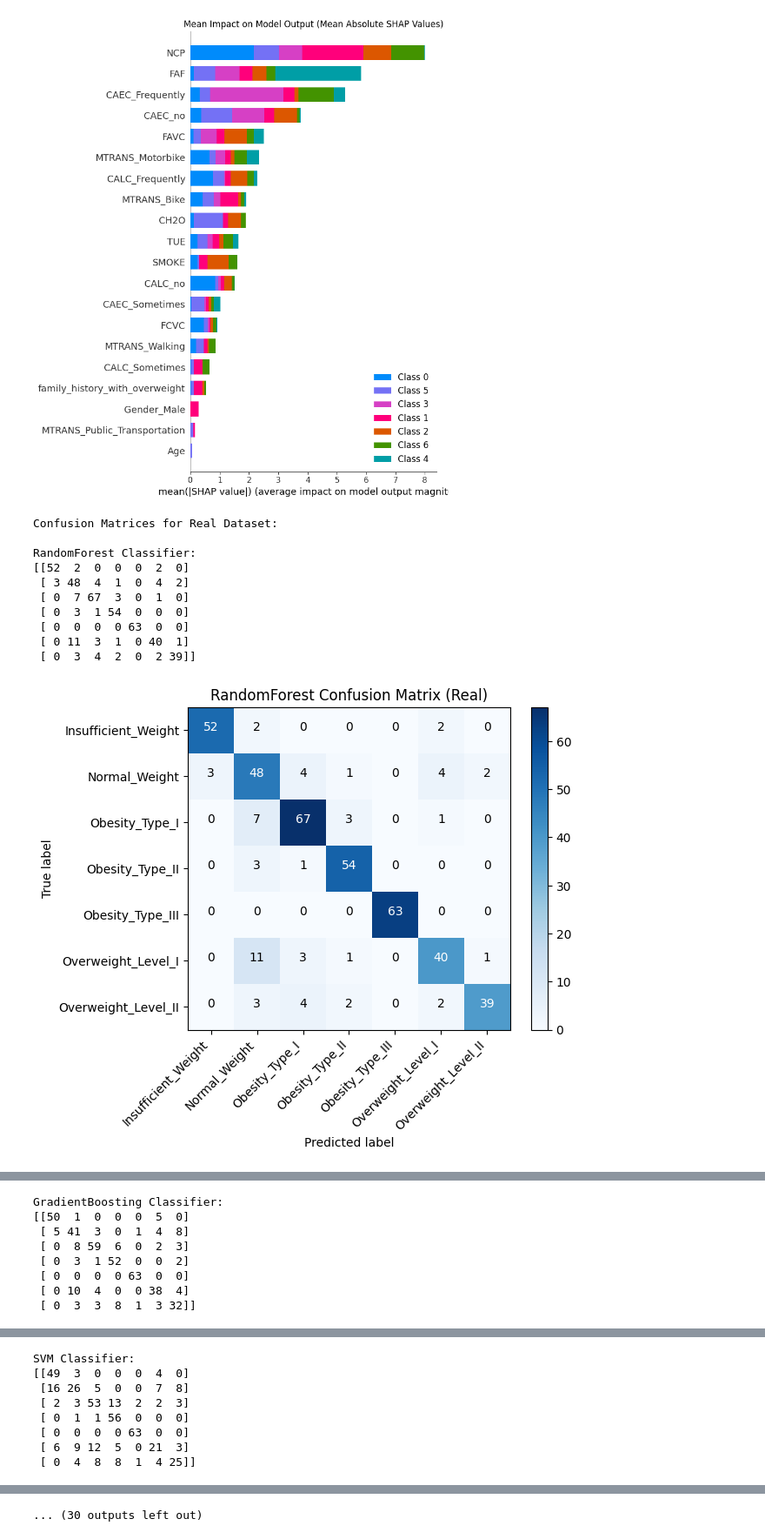
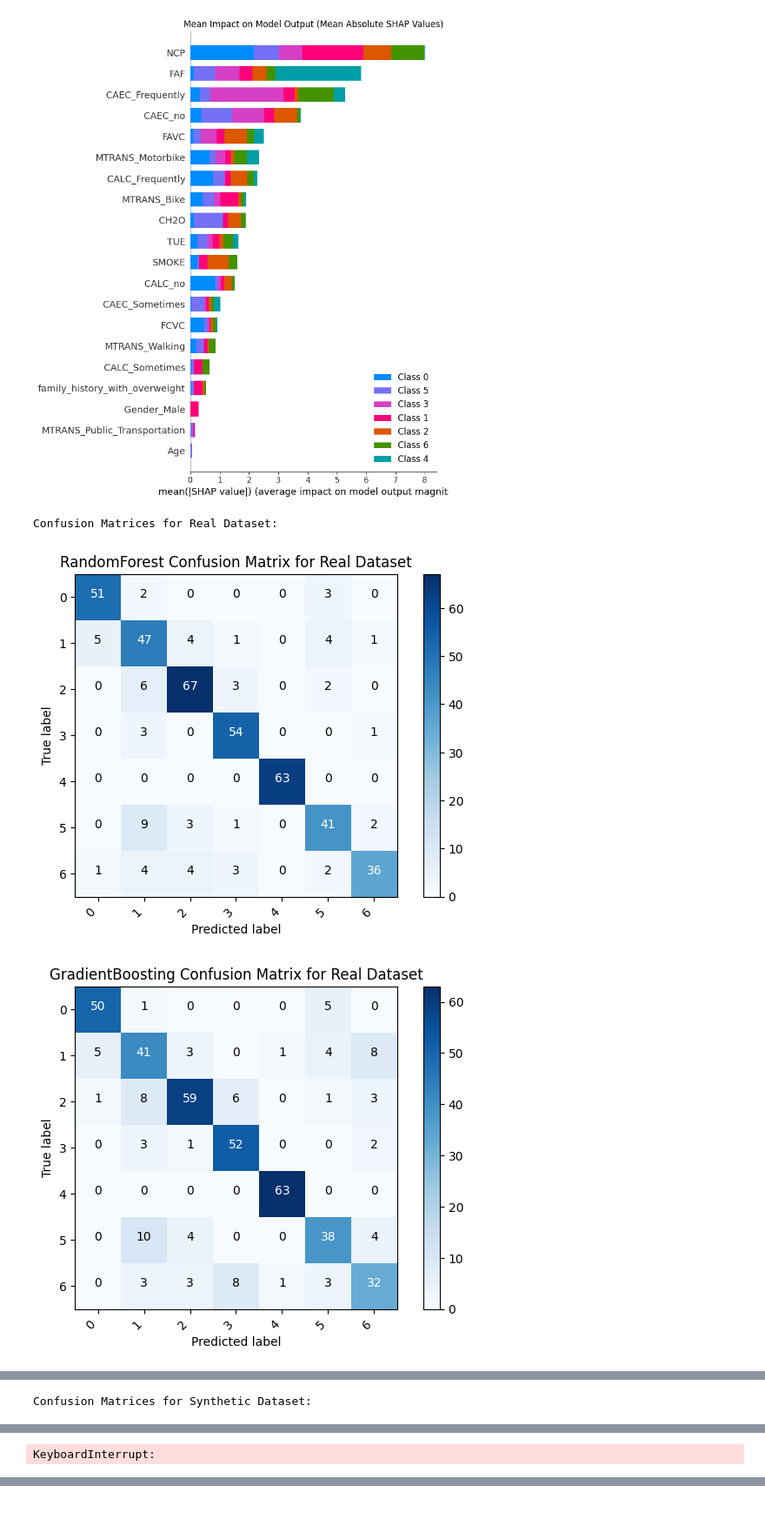
Before and after one commit to EmreYY20/data-mining-project, a Jupyter notebook: deepnote/Multi_Class_Obesity_Risk_Prediction/01 Classifier Eval.ipynb, the cells around one changed output, grey strips where cells are left out. Shown at 87% size. Cells and saved outputs as stored; diff of their text form; code cells hidden in the pictures; blank space fills up the shorter version.

```diff
--- a/deepnote/Multi_Class_Obesity_Risk_Prediction/01 Classifier Eval.ipynb
+++ b/deepnote/Multi_Class_Obesity_Risk_Prediction/01 Classifier Eval.ipynb
@@ -412,59 +409,41 @@ def plot_confusion_matrix(conf_matrix, classes, title, subtitle=None, cmap=plt.c
 from sklearn.ensemble import RandomForestClassifier, GradientBoostingClassifier
 from sklearn.svm import SVC
 from sklearn.tree import DecisionTreeClassifier
 from sklearn.naive_bayes import GaussianNB
 from sklearn.neighbors import KNeighborsClassifier
 from sklearn.metrics import confusion_matrix
 from sklearn.preprocessing import LabelEncoder  # Add LabelEncoder
 
 classifiers = {
     'RandomForest': RandomForestClassifier(n_jobs=-1, random_state=42),
     'GradientBoosting': GradientBoostingClassifier(random_state=42),
     'SVM': SVC(random_state=42),
     'DecisionTree': DecisionTreeClassifier(random_state=42),
     'NaiveBayes': GaussianNB(),
     'KNN': KNeighborsClassifier(n_jobs=-1)
 }
 
-# Initialize LabelEncoder
-le = LabelEncoder()
-
 # For each dataset
 for dataset_name in DATASETS.keys():
     print(f"\nConfusion Matrices for {dataset_name.capitalize()} Dataset:")
 
     # Get the data for this dataset
     X_train = DATASETS[dataset_name]['X']['train']
     y_train = DATASETS[dataset_name]['y']['train']
     X_test = DATASETS[dataset_name]['X']['test']
     y_test = DATASETS[dataset_name]['y']['test']
 
-    # Ensure we use the same column order for prediction
-    common_columns = list(set(X_train.columns) & set(X_test.columns))
-    X_test_filtered = X_test[common_columns]
+    # Encode the labels
+    y_train = le.fit_transform(y_train)
+    y_test = le.transform(y_test)
 
-    # Fit and transform the labels
-    le.fit(y_train.values.ravel())
-    y_test_encoded = le.transform(y_test.values.ravel())
-
-    for name, data in RESULTS[dataset_name].items():
-        clf = data['fitted_model']
-        y_pred_encoded = clf.predict(X_test_filtered)
-        # Transform predictions back to original labels
-        y_pred = le.inverse_transform(y_pred_encoded)
-        print(f"\n{name} Classifier:")
-        conf_matrix = confusion_matrix(y_test_encoded, y_pred_encoded)
-        print(conf_matrix)
-        plot_confusion_matrix(conf_matrix, classes=le.classes_, title=f"{name} Confusion Matrix ({dataset_name.capitalize()})")
+    # Fit and evaluate each classifier
+    for clf_name, clf in classifiers.items():
+        clf.fit(X_train, y_train)
+        y_pred = clf.predict(X_test)
+        conf_matrix = confusion_matrix(y_test, y_pred)
+        plot_confusion_matrix(conf_matrix, le.inverse_transform(le.classes_), f"{clf_name} Confusion Matrix for {dataset_name.capitalize()} Dataset")
 # %% [output]
 Confusion Matrices for Real Dataset:
-
-RandomForest Classifier:
-[[52  2  0  0  0  2  0]
- [ 3 48  4  1  0  4  2]
- [ 0  7 67  3  0  1  0]
- [ 0  3  1 54  0  0  0]
- [ 0  0  0  0 63  0  0]
- [ 0 11  3  1  0 40  1]
- [ 0  3  4  2  0  2 39]]
-[figure, old version]
+[figure, new version]
+[figure, new version]
@@ -471,8 +454 @@ RandomForest Classifier:
-GradientBoosting Classifier:
-[[50  1  0  0  0  5  0]
- [ 5 41  3  0  1  4  8]
- [ 0  8 59  6  0  2  3]
- [ 0  3  1 52  0  0  2]
- [ 0  0  0  0 63  0  0]
- [ 0 10  4  0  0 38  4]
- [ 0  3  3  8  1  3 32]]
+Confusion Matrices for Synthetic Dataset:
@@ -480,8 +456 @@ GradientBoosting Classifier:
-SVM Classifier:
-[[49  3  0  0  0  4  0]
- [16 26  5  0  0  7  8]
- [ 2  3 53 13  2  2  3]
- [ 0  1  1 56  0  0  0]
- [ 0  0  0  0 63  0  0]
- [ 6  9 12  5  0 21  3]
- [ 0  4  8  8  1  4 25]]
+KeyboardInterrupt:
@@ -516,4 +457,3 @@ KNN Classifier:
-... (30 outputs left out)
 # %% [markdown]
 <a style='text-decoration:none;line-height:16px;display:flex;color:#5B5B62;padding:10px;justify-content:end;' href='https://deepnote.com?utm_source=created-in-deepnote-cell&projectId=a441f35e-4b4c-4c50-b56a-1aea6b800ed8' target="_blank">
 <img alt='Created in deepnote.com' style='display:inline;max-height:16px;margin:0px;margin-right:7.5px;' src='embedded-picture-1' > </img>
```
Also changed, not shown: parts of 4 cells of this notebook.
